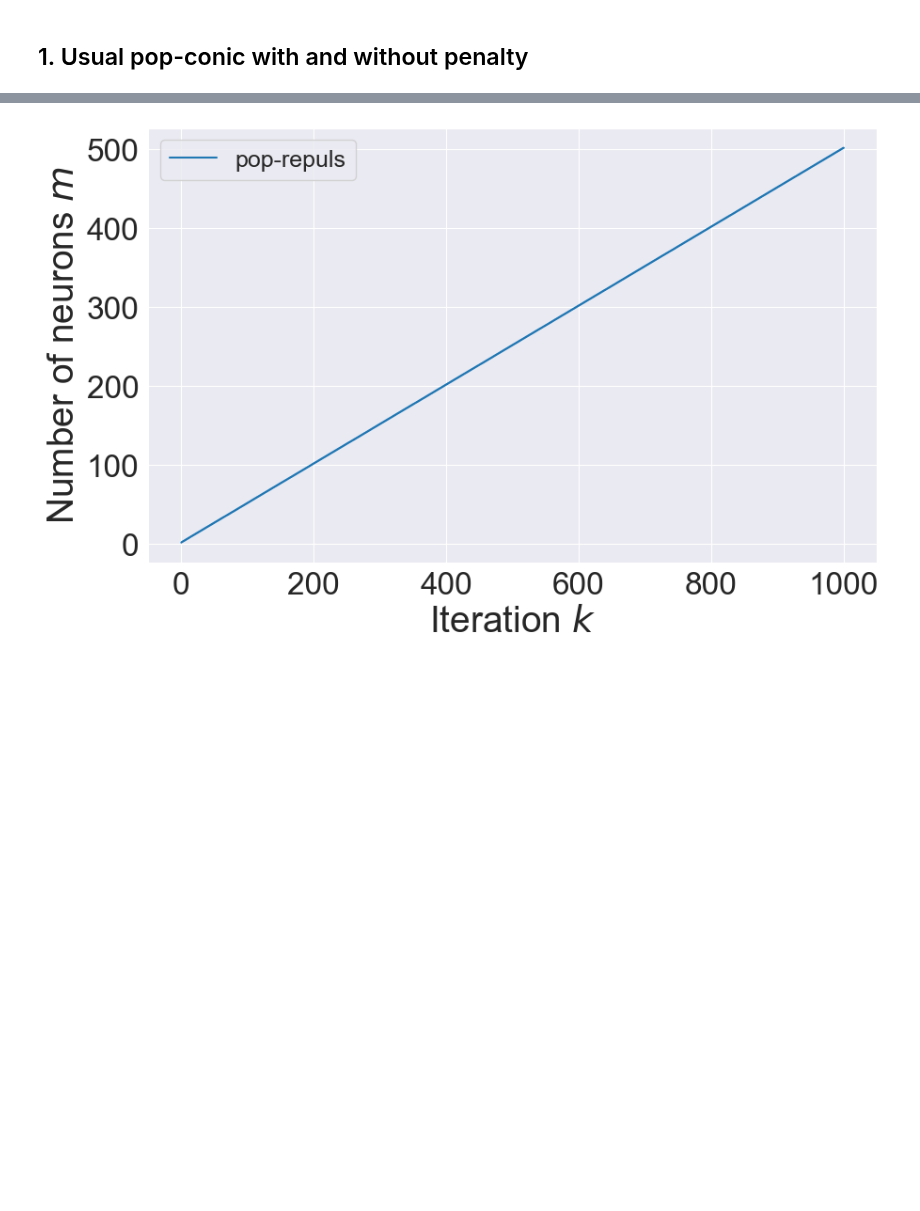
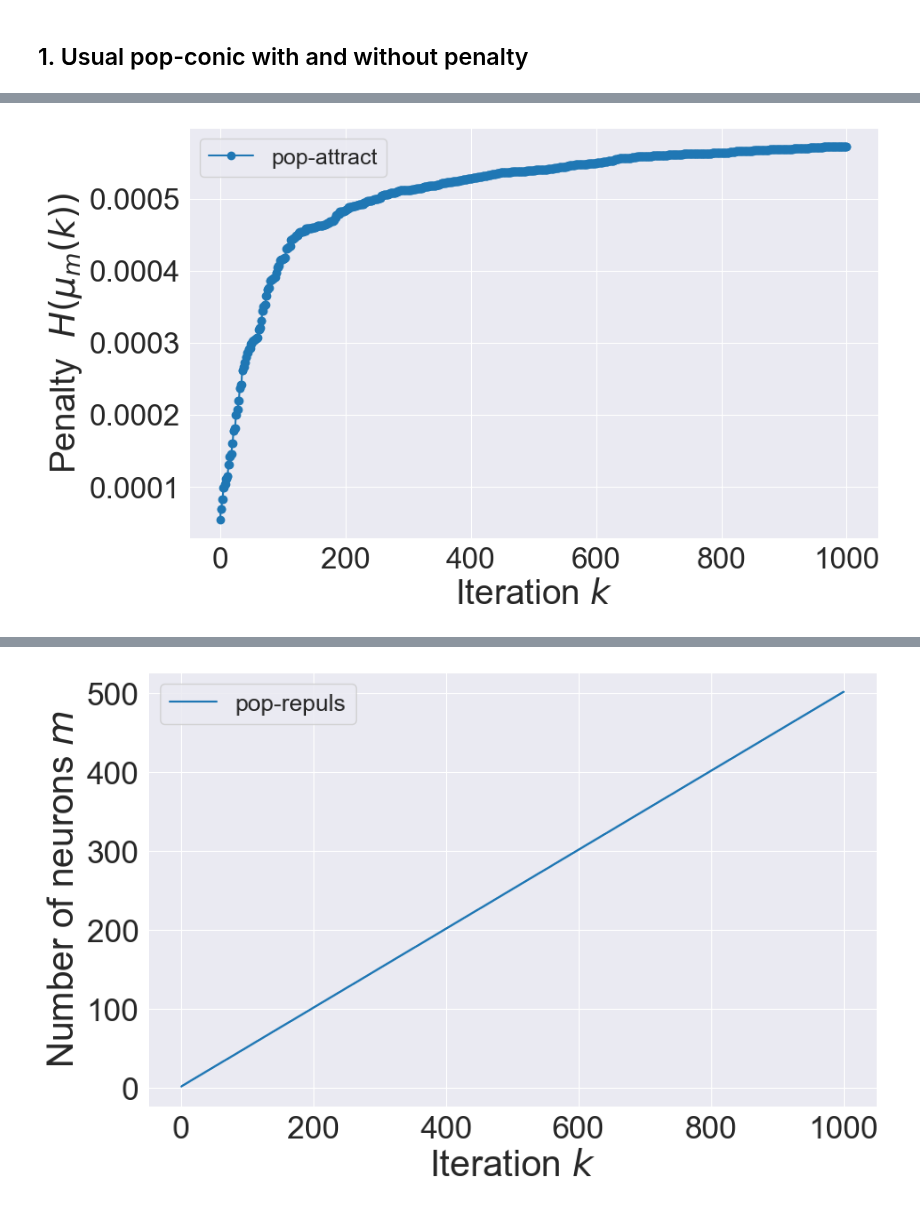
Before and after one commit to karl-hajjar/pop-conic, a Jupyter notebook: pop_conic/notebooks/pop-conic-kernel-penalty-no-issue-repuls.ipynb, the cells around one changed output, grey strips where cells are left out. Cells and saved outputs as stored; diff of their text form; code cells hidden in the pictures; blank space fills up the shorter version.

```diff
--- a/pop_conic/notebooks/pop-conic-kernel-penalty-no-issue-repuls.ipynb
+++ b/pop_conic/notebooks/pop-conic-kernel-penalty-no-issue-repuls.ipynb
@@ -382,3 +384,25 @@ plt.show()
+# %%
+penalties = penalized_losses3 - losses3
+
+plt.figure(figsize=(10, 6))
+marker =  'o' # None
+#plt.xscale('log')
+#plt.yscale('log')
+
+plt.plot(np.arange(len(penalties)), penalties, label='pop-attract', marker=marker)
+#plt.plot(np.arange(len(losses_pop)), losses_pop, label='pop-conic')
+#plt.plot(np.arange(len(train_losses_mix_conic)), train_losses_mix_conic, label='mix-conic')
+
+plt.xlabel('Iteration $k$', fontsize=28)
+plt.ylabel('Penalty $\\ H(\\mu_m(k))$', fontsize=28)
+#plt.ticklabel_format(style='sci', axis='x', scilimits=(0,0))
+plt.xticks(fontsize=24)
+plt.yticks(fontsize=24)
+plt.legend(fontsize=18)
+#plt.savefig(os.path.join(FIGURES_DIR, 'losses-ista-10-1.png'), bbox_inches='tight')
+plt.show()
+# %% [output]
+[figure, added]
 # %%
 #### MAYBE THE PROBLME COMES FROM THE ABSOLUTE VALUES IN THE KERNEL PENALTY <#####
 
```
Also changed, not shown: parts of 11 cells of this notebook, 2 other files.
